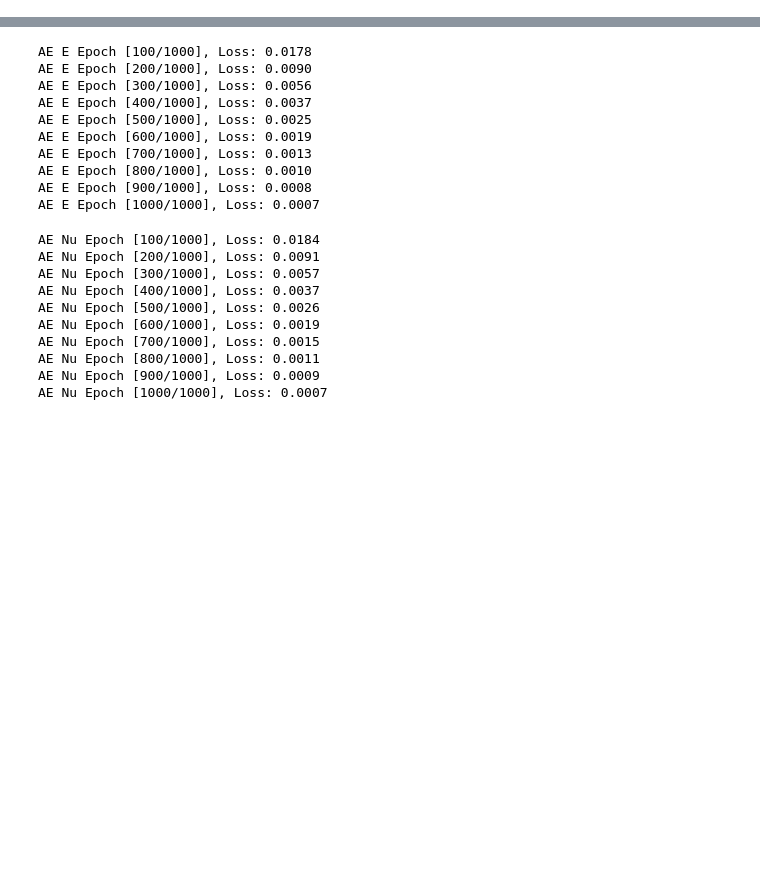
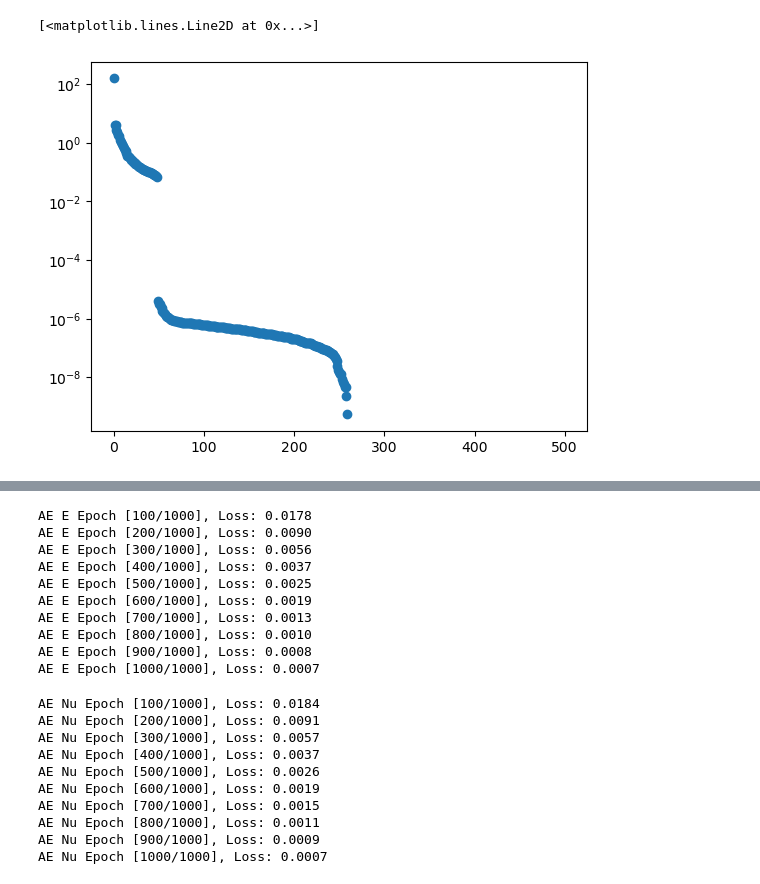
Before and after one commit to m-raj/microstructure-dependent-material-model, a Jupyter notebook: microstructure_dependent.ipynb, the cells around one changed output, grey strips where cells are left out. Saved outputs shown, nothing was run; the diff lists cells and outputs as text; code cells hidden in the pictures; blank space fills up the shorter version.

```diff
--- a/microstructure_dependent.ipynb
+++ b/microstructure_dependent.ipynb
@@ -26,0 +41,10 @@ loss_function = LossFunction()
+# %%
+## Principal Component Analysis (PCA) Encoder
+
+cov = torch.einsum('ni,nj->ij', E, E) / E.shape[0]
+lam, v = torch.linalg.eigh(cov)
+lam = torch.sort(lam, descending=True).values
+plt.semilogy(lam.numpy(), 'o')
+# %% [output]
+[<matplotlib.lines.Line2D at 0x...>]
+[figure, added]
```
Also changed, not shown: parts of 8 cells of this notebook, 2 other files.
